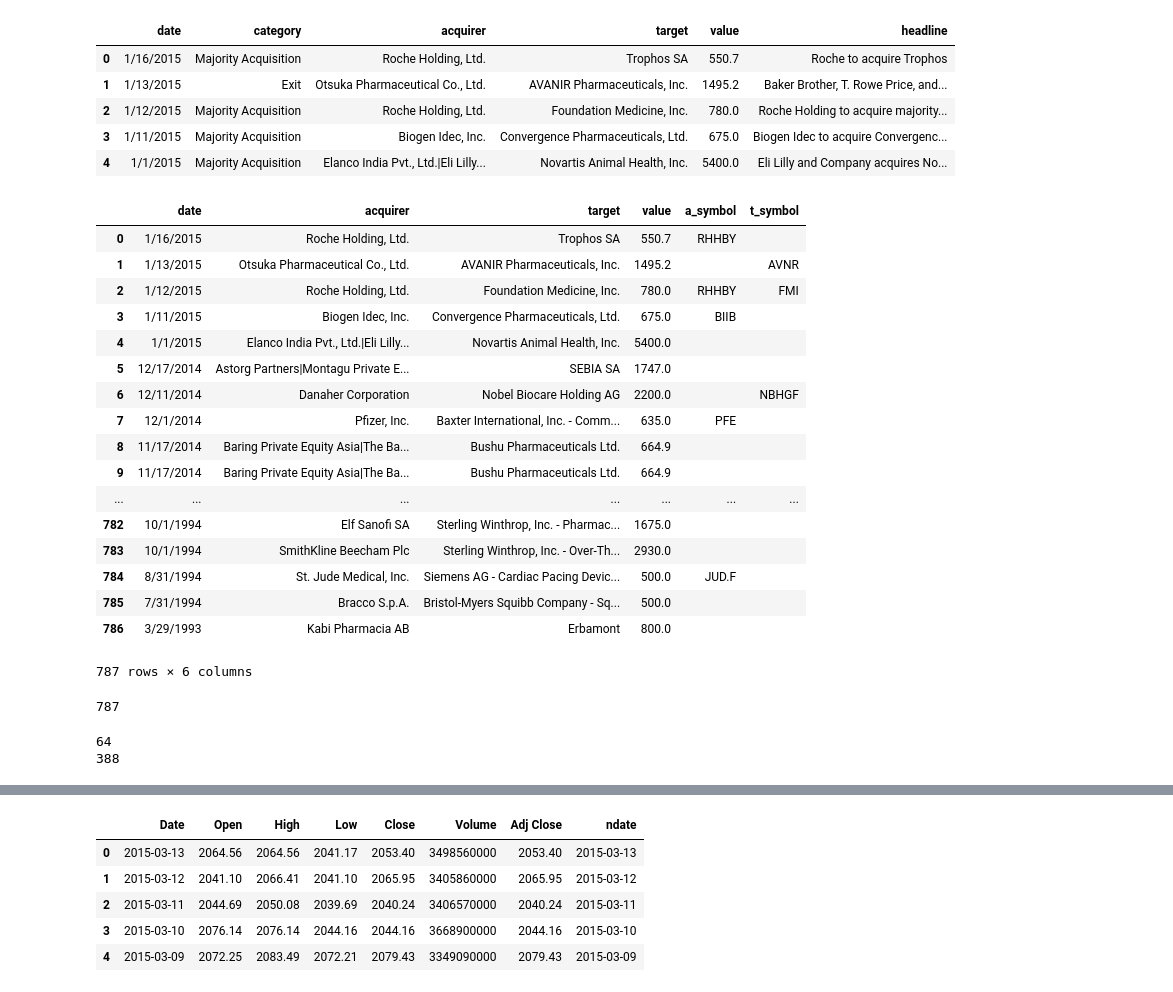
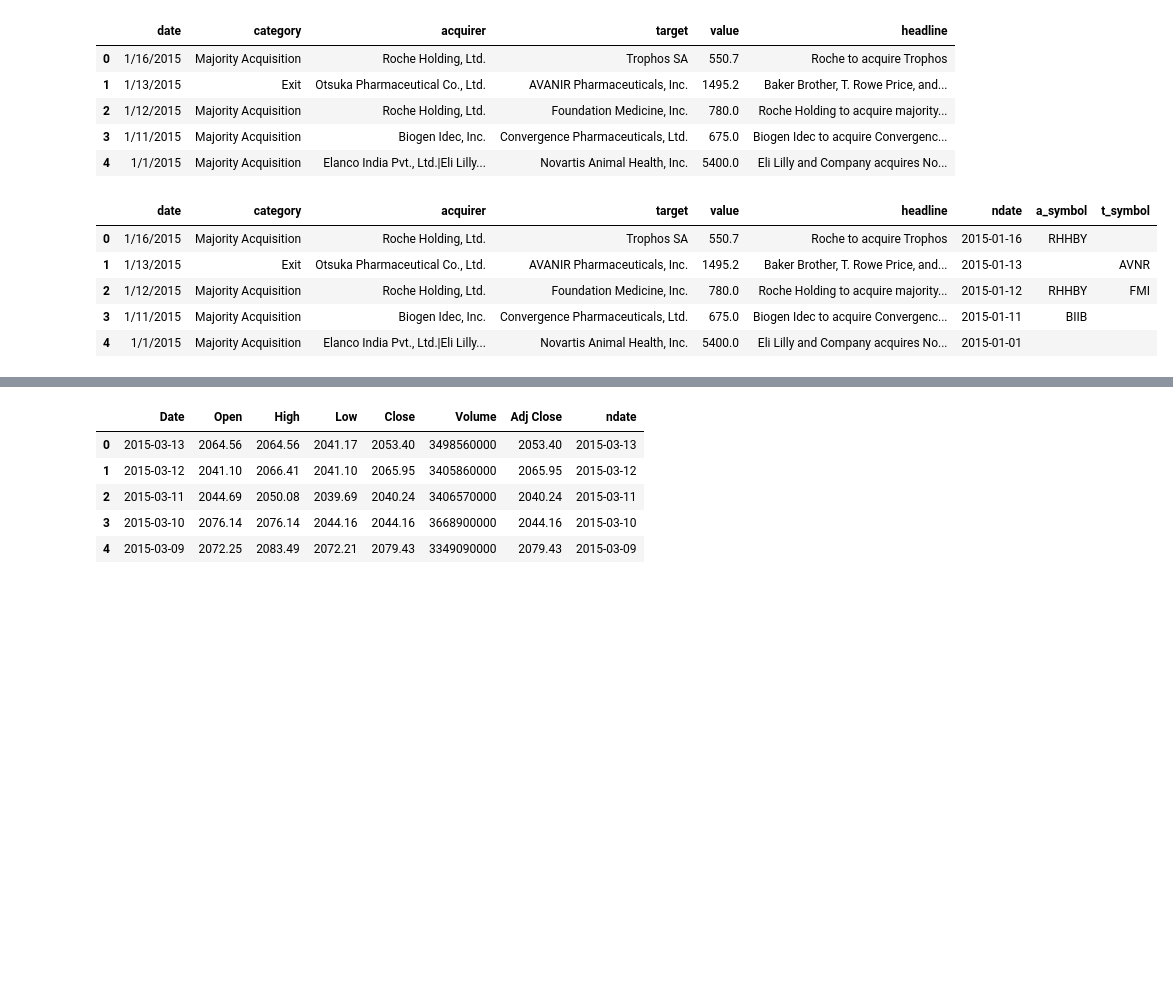
Before and after one commit to zfcousens/med_deals, a Jupyter notebook: Acquirer.ipynb, the cells around one changed output, grey strips where cells are left out. Saved outputs shown, nothing was run; the diff lists cells and outputs as text; code cells hidden in the pictures; blank space fills up the shorter version.

```diff
--- a/Acquirer.ipynb
+++ b/Acquirer.ipynb
@@ -35,11 +38,14 @@ df.head()
 | 2 | 1/12/2015 | Majority Acquisition | Roche Holding, Ltd. | Foundation Medicine, Inc. | 780.0 | Roche Holding to acquire majority... |
 | 3 | 1/11/2015 | Majority Acquisition | Biogen Idec, Inc. | Convergence Pharmaceuticals, Ltd. | 675.0 | Biogen Idec to acquire Convergenc... |
 | 4 | 1/1/2015 | Majority Acquisition | Elanco India Pvt., Ltd.|Eli Lilly... | Novartis Animal Health, Inc. | 5400.0 | Eli Lilly and Company acquires No... |
+# %%
+df['ndate'] = map(lambda x: datetime.strptime(x,'%m/%d/%Y'), df.date)
+df['date_ordinal'] = map(lambda x: x.toordinal(), df.ndate)
 # %%
 #df['acquirer'].str.contains(r"\(formerly|\|")
 # %%
 #Drop unnecessary rows for our analysis
-df.drop(['category', 'headline'], axis=1, inplace=True)
+#df.drop(['category', 'headline'], axis=1, inplace=True)
 # %%
 #function to search yahoo for symbol based on comp name, parse to json, then pull first symbol entry
 def name_to_symbol(cname):
@@ -62,35 +68,14 @@ def name_to_symbol(cname):
         symbol = result[0]['symbol']
     return symbol
 # %%
+#Run name_to_symbol for both acuqirer and target companies
 df['a_symbol'] = map(lambda x: name_to_symbol(x), df.acquirer)
 df['t_symbol'] = map(lambda x: name_to_symbol(x), df.target)
-df
+df.head()
 # %% [output]
-|  | date | acquirer | target | value | a_symbol | t_symbol |
-| 0 | 1/16/2015 | Roche Holding, Ltd. | Trophos SA | 550.7 | RHHBY |  |
-| 1 | 1/13/2015 | Otsuka Pharmaceutical Co., Ltd. | AVANIR Pharmaceuticals, Inc. | 1495.2 |  | AVNR |
-| 2 | 1/12/2015 | Roche Holding, Ltd. | Foundation Medicine, Inc. | 780.0 | RHHBY | FMI |
-| 3 | 1/11/2015 | Biogen Idec, Inc. | Convergence Pharmaceuticals, Ltd. | 675.0 | BIIB |  |
-| 4 | 1/1/2015 | Elanco India Pvt., Ltd.|Eli Lilly... | Novartis Animal Health, Inc. | 5400.0 |  |  |
-| 5 | 12/17/2014 | Astorg Partners|Montagu Private E... | SEBIA SA | 1747.0 |  |  |
-| 6 | 12/11/2014 | Danaher Corporation | Nobel Biocare Holding AG | 2200.0 |  | NBHGF |
-| 7 | 12/1/2014 | Pfizer, Inc. | Baxter International, Inc. - Comm... | 635.0 | PFE |  |
-| 8 | 11/17/2014 | Baring Private Equity Asia|The Ba... | Bushu Pharmaceuticals Ltd. | 664.9 |  |  |
-| 9 | 11/17/2014 | Baring Private Equity Asia|The Ba... | Bushu Pharmaceuticals Ltd. | 664.9 |  |  |
-| ... | ... | ... | ... | ... | ... | ... |
-| 782 | 10/1/1994 | Elf Sanofi SA | Sterling Winthrop, Inc. - Pharmac... | 1675.0 |  |  |
-| 783 | 10/1/1994 | SmithKline Beecham Plc | Sterling Winthrop, Inc. - Over-Th... | 2930.0 |  |  |
-| 784 | 8/31/1994 | St. Jude Medical, Inc. | Siemens AG - Cardiac Pacing Devic... | 500.0 | JUD.F |  |
-| 785 | 7/31/1994 | Bracco S.p.A. | Bristol-Myers Squibb Company - Sq... | 500.0 |  |  |
-| 786 | 3/29/1993 | Kabi Pharmacia AB | Erbamont | 800.0 |  |  |
+|  | date | category | acquirer | target | value | headline | ndate | a_symbol | t_symbol |
+| 0 | 1/16/2015 | Majority Acquisition | Roche Holding, Ltd. | Trophos SA | 550.7 | Roche to acquire Trophos | 2015-01-16 | RHHBY |  |
+| 1 | 1/13/2015 | Exit | Otsuka Pharmaceutical Co., Ltd. | AVANIR Pharmaceuticals, Inc. | 1495.2 | Baker Brother, T. Rowe Price, and... | 2015-01-13 |  | AVNR |
+| 2 | 1/12/2015 | Majority Acquisition | Roche Holding, Ltd. | Foundation Medicine, Inc. | 780.0 | Roche Holding to acquire majority... | 2015-01-12 | RHHBY | FMI |
+| 3 | 1/11/2015 | Majority Acquisition | Biogen Idec, Inc. | Convergence Pharmaceuticals, Ltd. | 675.0 | Biogen Idec to acquire Convergenc... | 2015-01-11 | BIIB |  |
+| 4 | 1/1/2015 | Majority Acquisition | Elanco India Pvt., Ltd.|Eli Lilly... | Novartis Animal Health, Inc. | 5400.0 | Eli Lilly and Company acquires No... | 2015-01-01 |  |  |
-787 rows × 6 columns
-# %%
-len(df)
-# %% [output]
-787
-# %%
-print sum(df.t_symbol != '')
-print sum(df.a_symbol != '')
-# %% [output]
-64
-388
```
Also changed, not shown: parts of 39 cells of this notebook.
